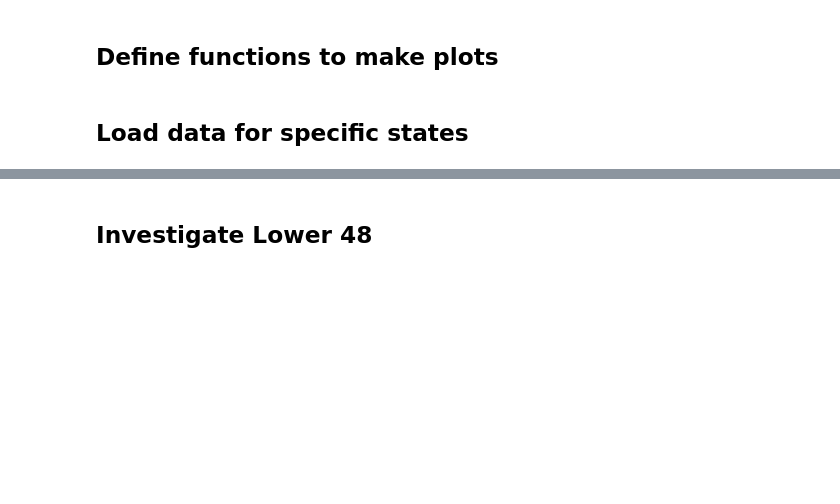
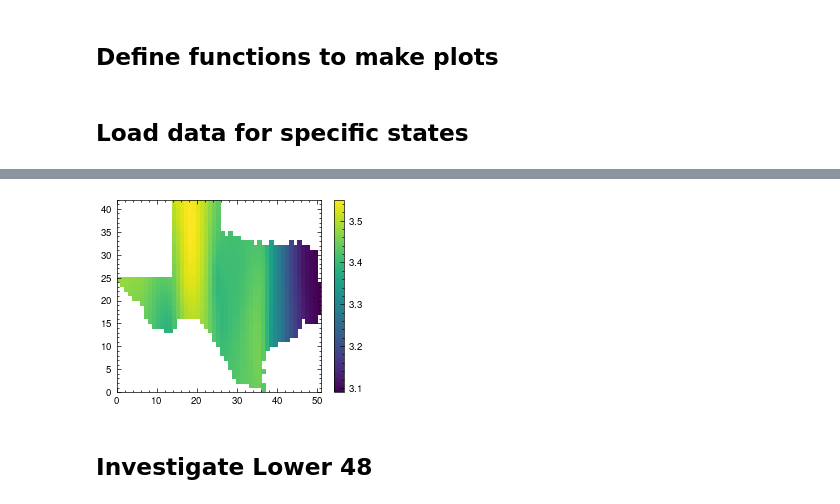
Before and after one commit to ivalencius/wind-analysis, a Jupyter notebook: scripts/HadISD_analysis.ipynb, the cells around one changed output, grey strips where cells are left out. Saved outputs shown, nothing was run; the diff lists cells and outputs as text; code cells hidden in the pictures; blank space fills up the shorter version.

```diff
--- a/scripts/HadISD_analysis.ipynb
+++ b/scripts/HadISD_analysis.ipynb
@@ -480,3 +666,63 @@ plot_decadal_distribution(state_ds, region, save_path)
+# %%
+# Reduce dataset to montly
+ds_m = state_ds.resample(time='1M').mean()
+# Fill by 0 to avoid divide by zero error with nans
+ds_std = state_ds.fillna(0).resample(time='1M').std()
+# Get bounding box
+lon_min, lon_max = ds_m.longitude.min().values, ds_m.longitude.max().values
+lat_min, lat_max = ds_m.latitude.min().values, ds_m.latitude.max().values
+# Create global lat-lon grid
+lons = np.arange(lon_min, lon_max, 0.25) # 0.25 degree resolution
+lats = np.arange(lat_min, lat_max, 0.25)
+# grid = np.meshgrid(lats, lons)
+
+placeholder = np.empty((len(lats), len(lons), len(ds_m.time)))
+
+state_krige = xr.Dataset(
+    data_vars=dict(
+        windspeeds=(["lat", "lon", "time"], placeholder),
+        windspeeds_err=(["lat", "lon", "time"], placeholder),
+    ),
+    coords=dict(
+        lon=(["lon"], lons),
+        lat=(["lat"], lats),
+        time=ds_m.time,
+    ),
+    attrs=dict(description="Kriged HadISD windspeed data"),
+)
+vs = []
+errs = []
+for time in tqdm(ds_m.time):
+    stat_data = ds_m.sel(time=time)['windspeeds']
+    err_data = ds_std.sel(time=time)['windspeeds']
+
+    # Need to flatten data and mask where there is no data
+    lon = stat_data.longitude.values.flatten()
+    lat = stat_data.latitude.values.flatten()
+    cond_val_all = stat_data.values.flatten()
+    good_ids = np.isfinite(cond_val_all)
+    cond_val = cond_val_all[good_ids]
+    cond_err = err_data.values.flatten()[good_ids]
+    cond_pos = (lon[good_ids], lat[good_ids])
+    # model = gs.Linear(dim=2, latlon=True) # simple linear model
+    krig = gs.krige.Ordinary(
+        model=gs.Linear(dim=2, latlon=True) ,
+        cond_pos=cond_pos,
+        cond_val=cond_val,
+        # unbiased=True, # Ordinary kriging
+        exact=False,
+        cond_err=cond_err
+    )
+    v, err = krig.structured([state_krige.lon, state_krige.lat])
+    vs.append(v)
+    errs.append(err)
+
+mask = foo.isel(time=0).windspeeds.values > 0
+plt.pcolor(np.ma.masked_array(v.T, mask=~mask))
+plt.colorbar()
+plt.show()
+# %% [output]
+[figure, added]
 # %% [markdown]
 ## Investigate Lower 48
 # %%
```
Also changed, not shown: parts of 5 cells of this notebook.
